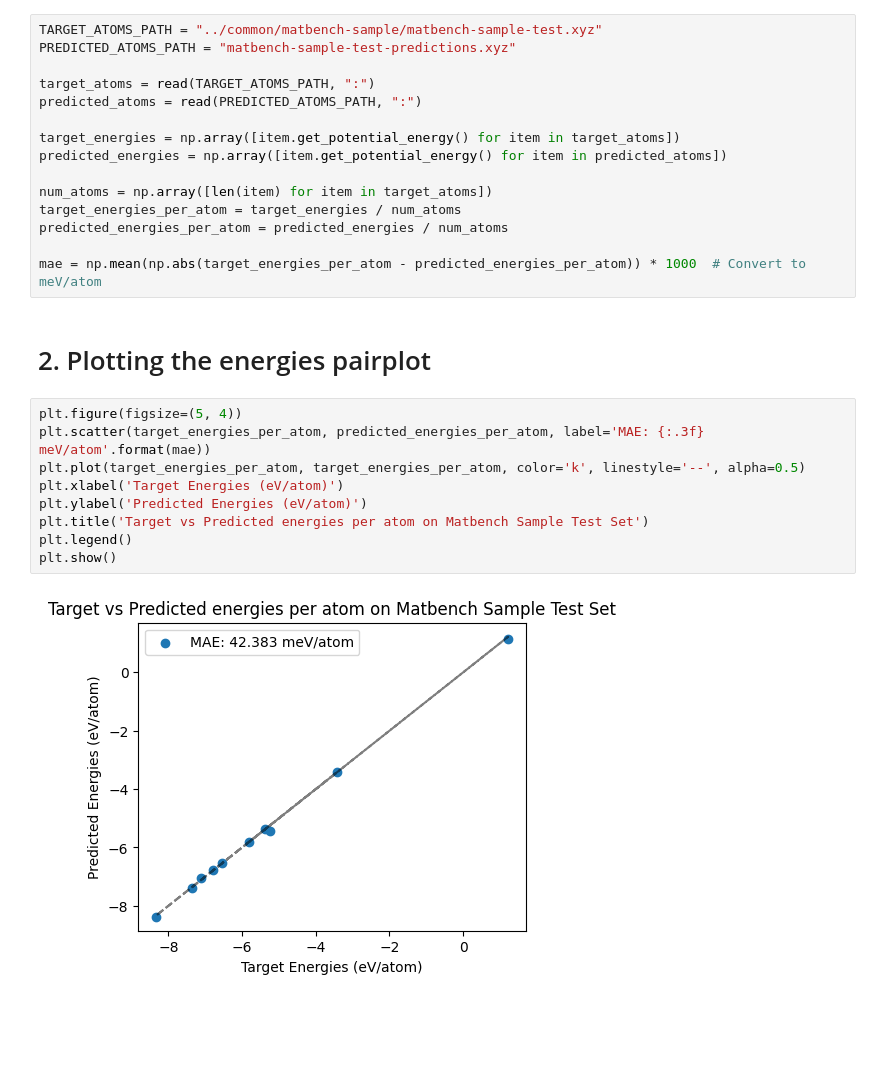
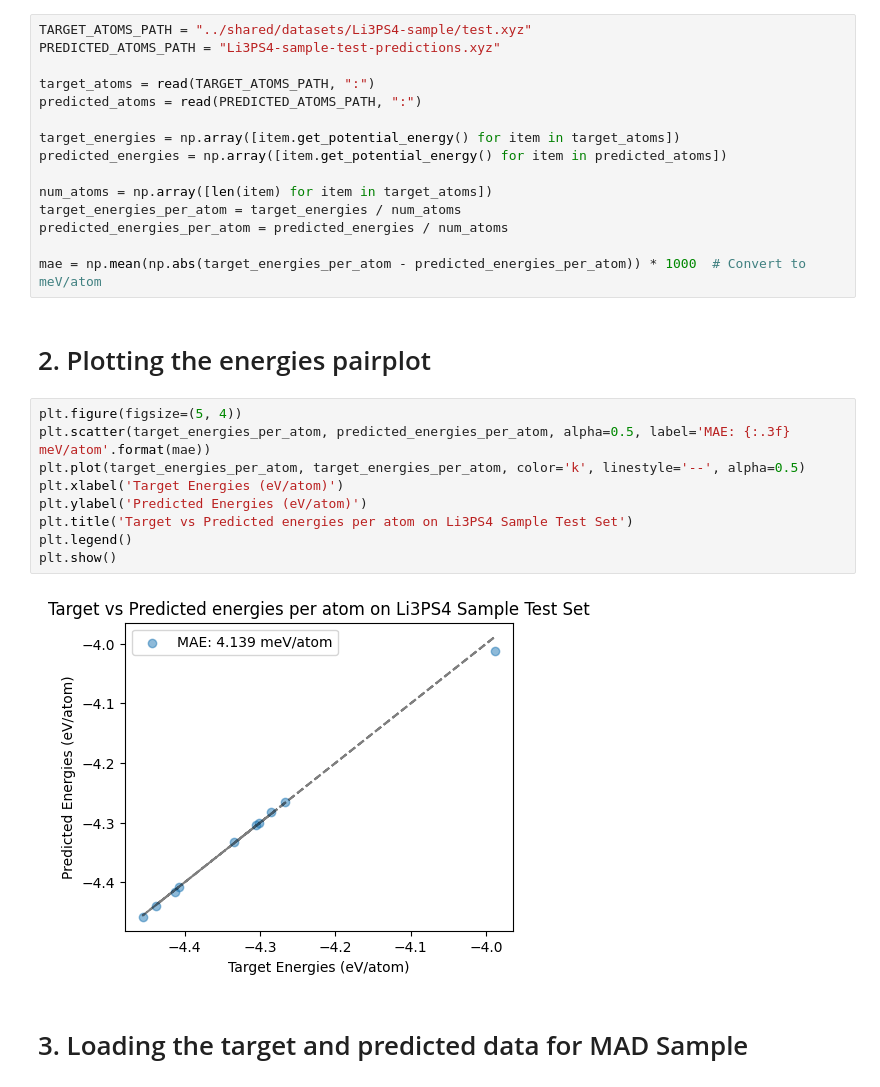
Before and after one commit to metatensor/Workshop-spring-2025, a Jupyter notebook: finetuning/01.full-finetuning/inspect-errors.ipynb, the cells around one changed output. Drawn from its saved outputs; the diff is of its cells as text; blank space fills up the shorter version.

Commit message:
Changed to Li3PS4 dataset

```diff
--- a/finetuning/01.full-finetuning/inspect-errors.ipynb
+++ b/finetuning/01.full-finetuning/inspect-errors.ipynb
@@ -7,6 +7,6 @@ import numpy as np
 # %%
-TARGET_ATOMS_PATH = "../common/matbench-sample/matbench-sample-test.xyz"
-PREDICTED_ATOMS_PATH = "matbench-sample-test-predictions.xyz"
+TARGET_ATOMS_PATH = "../shared/datasets/Li3PS4-sample/test.xyz"
+PREDICTED_ATOMS_PATH = "Li3PS4-sample-test-predictions.xyz"
 
 target_atoms = read(TARGET_ATOMS_PATH, ":")
 predicted_atoms = read(PREDICTED_ATOMS_PATH, ":")
@@ -23,12 +23,14 @@ mae = np.mean(np.abs(target_energies_per_atom - predicted_energies_per_atom)) *
 # 2. Plotting the energies pairplot
 # %%
 plt.figure(figsize=(5, 4))
-plt.scatter(target_energies_per_atom, predicted_energies_per_atom, label='MAE: {:.3f} meV/atom'.format(mae))
+plt.scatter(target_energies_per_atom, predicted_energies_per_atom, alpha=0.5, label='MAE: {:.3f} meV/atom'.format(mae))
 plt.plot(target_energies_per_atom, target_energies_per_atom, color='k', linestyle='--', alpha=0.5)
 plt.xlabel('Target Energies (eV/atom)')
 plt.ylabel('Predicted Energies (eV/atom)')
-plt.title('Target vs Predicted energies per atom on Matbench Sample Test Set')
+plt.title('Target vs Predicted energies per atom on Li3PS4 Sample Test Set')
 plt.legend()
 plt.show()
 # %% [output]
-[figure, old version]
+[figure, new version]
+# %% [markdown]
+# 3. Loading the target and predicted data for MAD Sample
```
Also changed, not shown: parts of 4 cells of this notebook, 36 other files.
